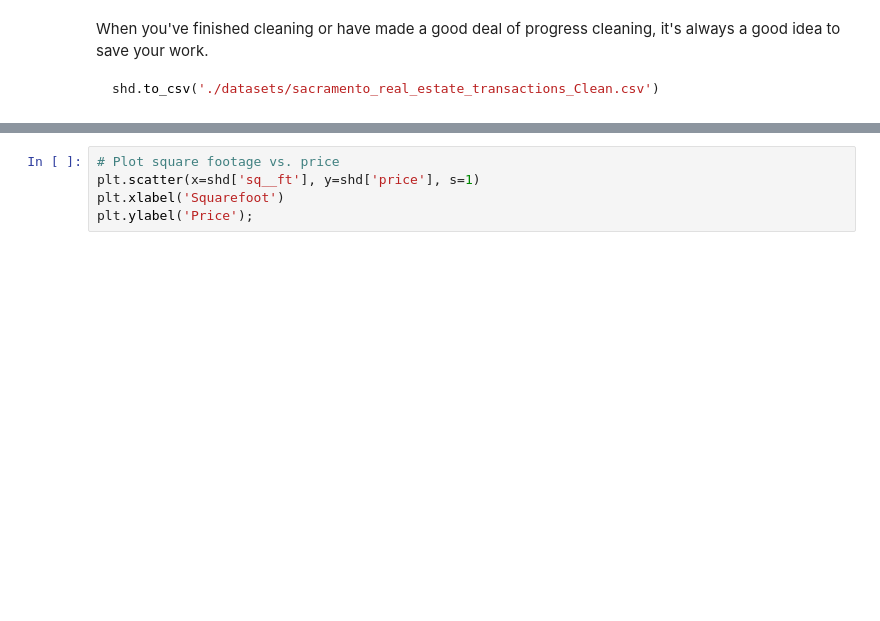
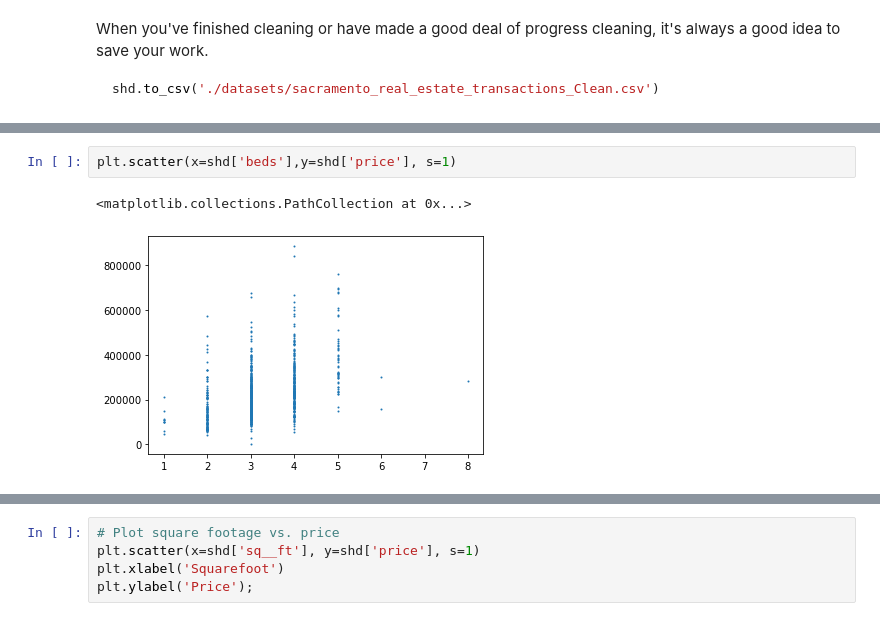
Before and after one commit to mduff12/mduff12, a Jupyter notebook: labs/3.01-lab-linear-regression-master/linear-regression-sacramento.ipynb, the cells around one changed output, grey strips where cells are left out. Saved outputs shown, nothing was run; the diff lists cells and outputs as text; blank space fills up the shorter version.

```diff
--- a/labs/3.01-lab-linear-regression-master/linear-regression-sacramento.ipynb
+++ b/labs/3.01-lab-linear-regression-master/linear-regression-sacramento.ipynb
@@ -165,0 +162,5 @@ sns.heatmap(shd.corr()[['price']], annot=True, cmap='Greens', vmin=-1, vmax=1);
+# %%
+plt.scatter(x=shd['beds'],y=shd['price'], s=1)
+# %% [output]
+<matplotlib.collections.PathCollection at 0x...>
+[figure, added]
```
Also changed, not shown: parts of 41 cells of this notebook.
